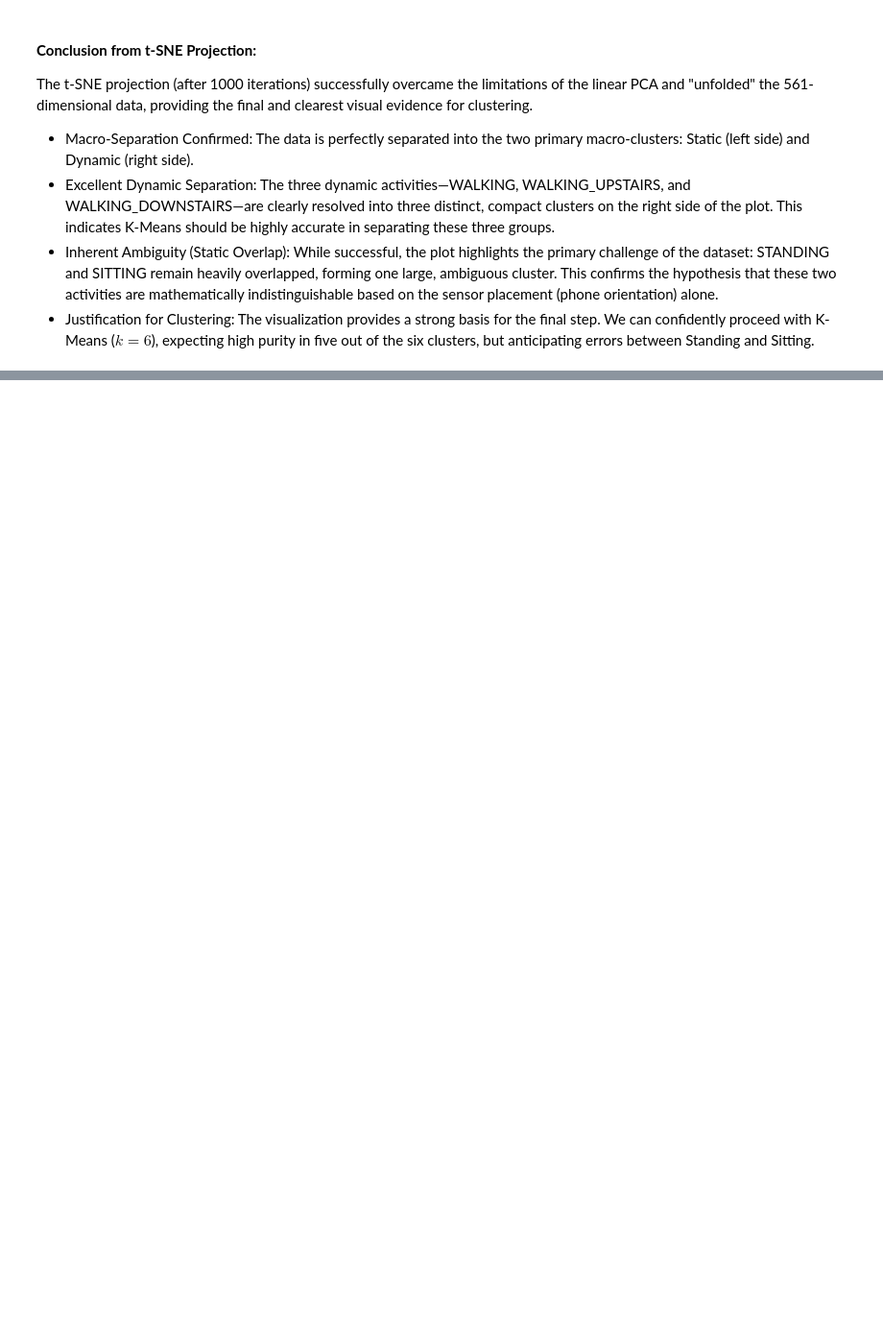
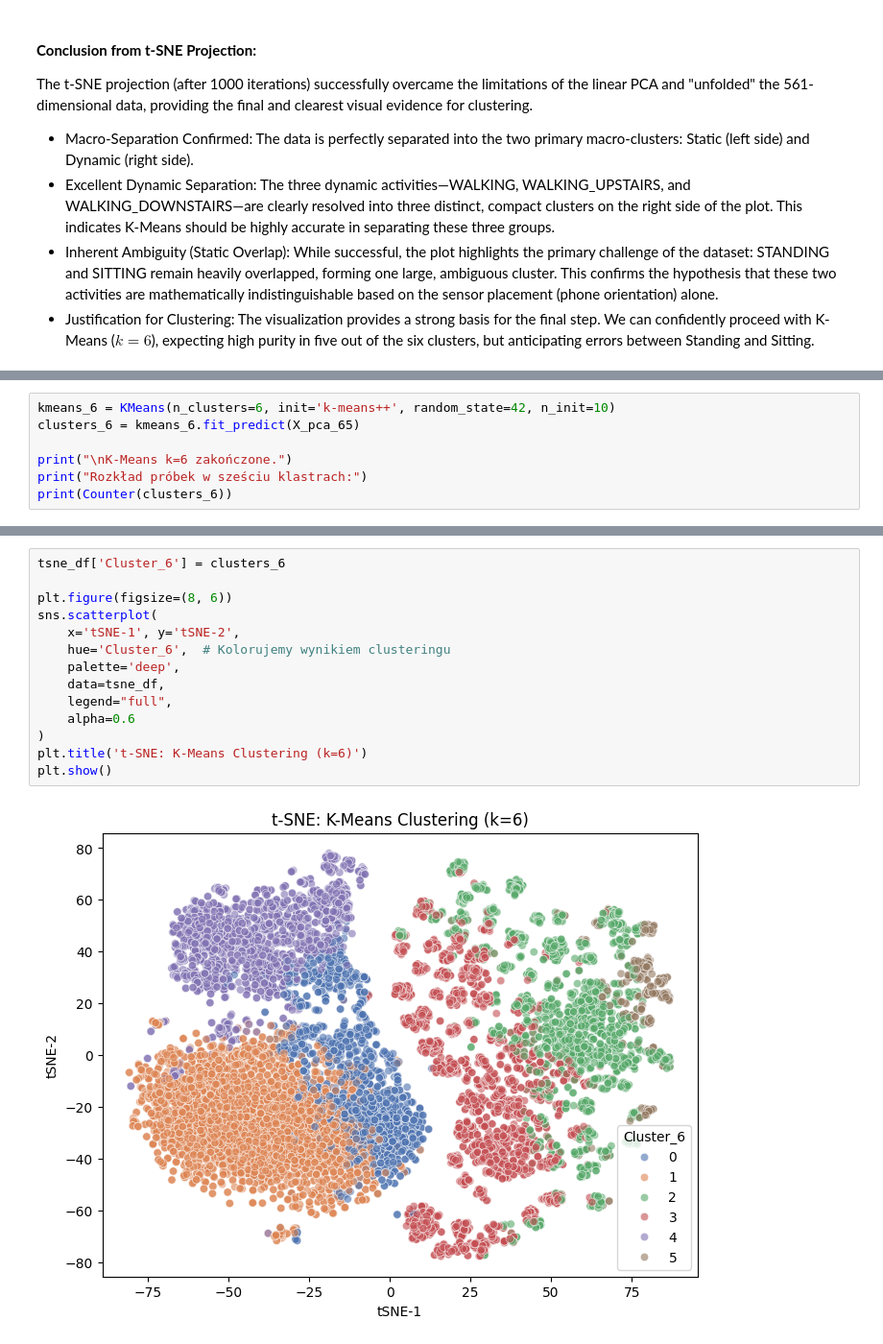
Before and after one commit to JakubbBlaszczykk/Project2-HAR-Unsupervised-Analysis, a Jupyter notebook: main.ipynb, the cells around one changed output, grey strips where cells are left out. Shown at 96% size. Drawn from its saved outputs; the diff is of its cells as text; blank space fills up the shorter version.

```diff
--- a/main.ipynb
+++ b/main.ipynb
@@ -341,0 +362,7 @@ The t-SNE projection (after 1000 iterations) successfully overcame the limitatio
+# %%
+kmeans_6 = KMeans(n_clusters=6, init='k-means++', random_state=42, n_init=10)
+clusters_6 = kmeans_6.fit_predict(X_pca_65)
+
+print("\nK-Means k=6 zakończone.")
+print("Rozkład próbek w sześciu klastrach:")
+print(Counter(clusters_6))
@@ -341,0 +389,16 @@ The t-SNE projection (after 1000 iterations) successfully overcame the limitatio
+# %%
+tsne_df['Cluster_6'] = clusters_6
+
+plt.figure(figsize=(8, 6))
+sns.scatterplot(
+    x='tSNE-1', y='tSNE-2',
+    hue='Cluster_6',  # Kolorujemy wynikiem clusteringu
+    palette='deep',
+    data=tsne_df,
+    legend="full",
+    alpha=0.6
+)
+plt.title('t-SNE: K-Means Clustering (k=6)')
+plt.show()
+# %% [output]
+[figure, added]
```
Also changed, not shown: parts of 10 cells of this notebook.
